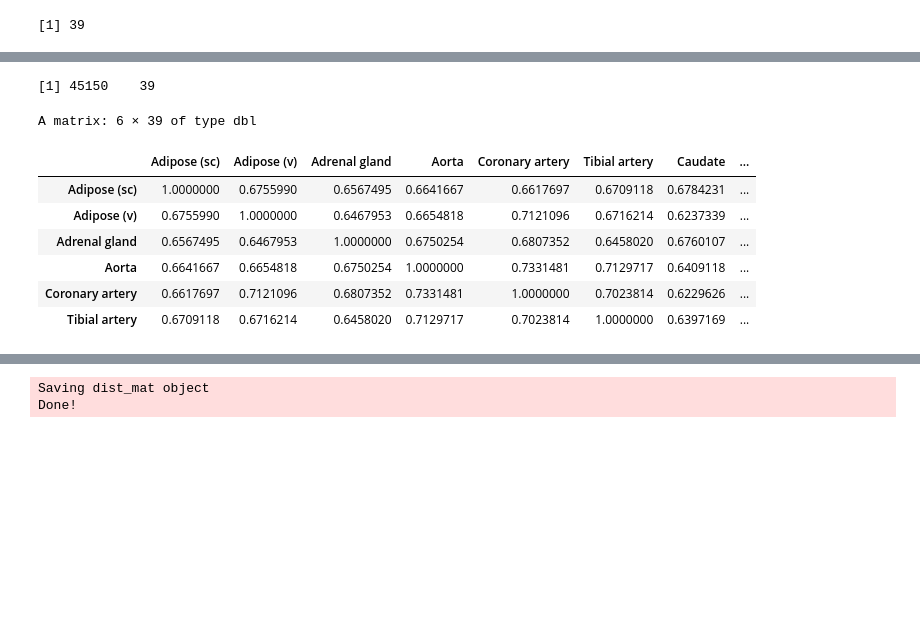
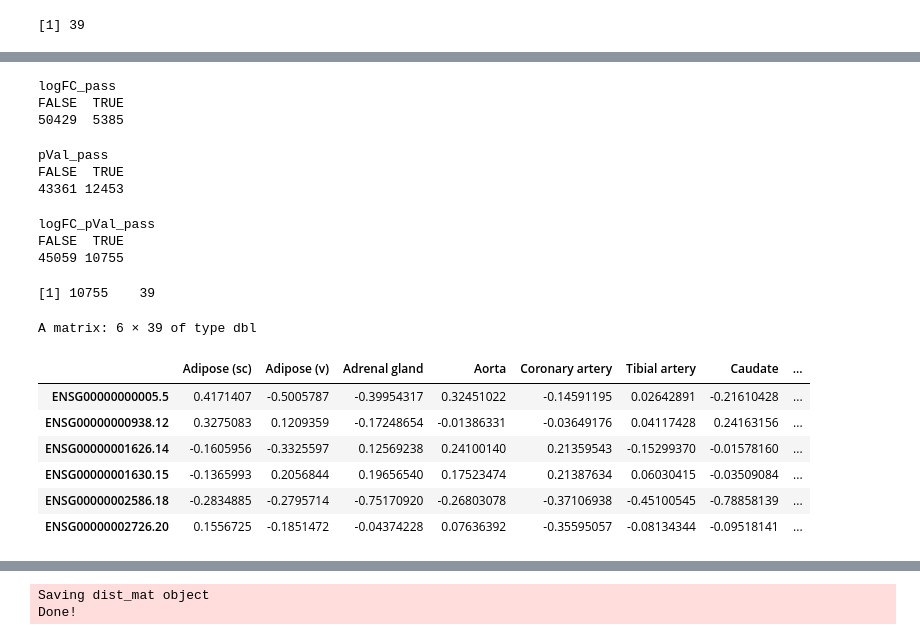
Before and after one commit to TheJacksonLaboratory/sbas, a Jupyter notebook: jupyter/figure1.ipynb, the cells around one changed output, grey strips where cells are left out. Cells and saved outputs as stored; diff of their text form; code cells hidden in the pictures; blank space fills up the shorter version.

```diff
--- a/jupyter/figure1.ipynb
+++ b/jupyter/figure1.ipynb
@@ -579,0 +713,18 @@ A matrix: 6 × 39 of type dbl
+# %%
+pVal_mat = as.matrix(as.numeric(unlist(pVal_matrix_list[1]),nrow=dim(reduced_obj3)[2], ncol=1))
+dim(pVal_mat)
+head(pVal_mat)
+for (i in (2:length(pVal_matrix_list))) {
+    n = as.matrix(as.numeric(unlist(pVal_matrix_list[i]),nrow=dim(reduced_obj3)[2], ncol=1))
+    pVal_mat = cbind(pVal_mat, n)
+}
+
+dim(pVal_mat)
+
+display_name = ifelse(tissue_list == tissue_reduction$SMTSD,
+                                            tissue_reduction$display_name,
+                                            pVal_mat_rownames)
+head(display_name)
+rownames(pVal_mat) = pVal_mat_rownames
+colnames(logFC_mat) = display_name
+head(logFC_mat)
@@ -580,11 +751,40 @@ A matrix: 6 × 39 of type dbl
 # %%
-#
 #  remove the cells in the matrix that are <= abs(log2(1.5))
 #   preserving only the values that are FC > 1.5
-#
-id <- which(rowSums(logFC_mat > abs(log2(1.5))) < 1)
+#   and adj.P.Val < 0.05 (from a separate but coordinated matrix)
+logFC_ct <- rowSums(abs(logFC_mat) >= log2(1.5))
+pVal_ct  <- rowSums(pVal_mat <= 0.05)
+
+logFC_pass <- logFC_ct>1
+table(logFC_pass)
+pVal_pass  <-  pVal_ct>1
+table(pVal_pass)
+
+logFC_pVal_pass <- logFC_ct & pVal_ct
+table(logFC_pVal_pass)
+
+id <- logFC_pVal_pass
+
 logFC_gt_1.5 <- logFC_mat[id,]
 
 dim(logFC_gt_1.5)
+head(logFC_gt_1.5)
 # %% [output]
-[1] 45150    39
+logFC_pass
+FALSE  TRUE
+50429  5385
+pVal_pass
+FALSE  TRUE
+43361 12453
+logFC_pVal_pass
+FALSE  TRUE
+45059 10755
+[1] 10755    39
+A matrix: 6 × 39 of type dbl
+|  | Adipose (sc) | Adipose (v) | Adrenal gland | Aorta | Coronary artery | Tibial artery | Caudate | ... |
+| ENSG00000000005.5 | 0.4171407 | -0.5005787 | -0.39954317 | 0.32451022 | -0.14591195 | 0.02642891 | -0.21610428 | ... |
+| ENSG00000000938.12 | 0.3275083 | 0.1209359 | -0.17248654 | -0.01386331 | -0.03649176 | 0.04117428 | 0.24163156 | ... |
+| ENSG00000001626.14 | -0.1605956 | -0.3325597 | 0.12569238 | 0.24100140 | 0.21359543 | -0.15299370 | -0.01578160 | ... |
+| ENSG00000001630.15 | -0.1365993 | 0.2056844 | 0.19656540 | 0.17523474 | 0.21387634 | 0.06030415 | -0.03509084 | ... |
+| ENSG00000002586.18 | -0.2834885 | -0.2795714 | -0.75170920 | -0.26803078 | -0.37106938 | -0.45100545 | -0.78858139 | ... |
+| ENSG00000002726.20 | 0.1556725 | -0.1851472 | -0.04374228 | 0.07636392 | -0.35595057 | -0.08134344 | -0.09518141 | ... |
@@ -595,11 +790,0 @@ dist_mat <- as.matrix(cor(logFC_mat_NQ))
-# %%
-head(dist_mat)
-# %% [output]
-A matrix: 6 × 39 of type dbl
-|  | Adipose (sc) | Adipose (v) | Adrenal gland | Aorta | Coronary artery | Tibial artery | Caudate | ... |
-| Adipose (sc) | 1.0000000 | 0.6755990 | 0.6567495 | 0.6641667 | 0.6617697 | 0.6709118 | 0.6784231 | ... |
-| Adipose (v) | 0.6755990 | 1.0000000 | 0.6467953 | 0.6654818 | 0.7121096 | 0.6716214 | 0.6237339 | ... |
-| Adrenal gland | 0.6567495 | 0.6467953 | 1.0000000 | 0.6750254 | 0.6807352 | 0.6458020 | 0.6760107 | ... |
-| Aorta | 0.6641667 | 0.6654818 | 0.6750254 | 1.0000000 | 0.7331481 | 0.7129717 | 0.6409118 | ... |
-| Coronary artery | 0.6617697 | 0.7121096 | 0.6807352 | 0.7331481 | 1.0000000 | 0.7023814 | 0.6229626 | ... |
-| Tibial artery | 0.6709118 | 0.6716214 | 0.6458020 | 0.7129717 | 0.7023814 | 1.0000000 | 0.6397169 | ... |
```
Also changed, not shown: parts of 44 cells of this notebook, 4 other files.
